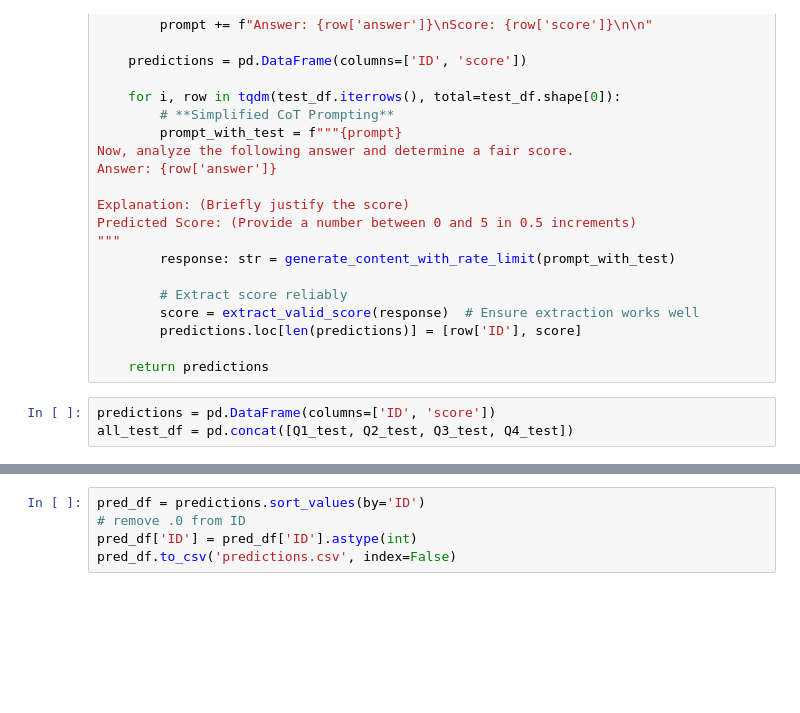
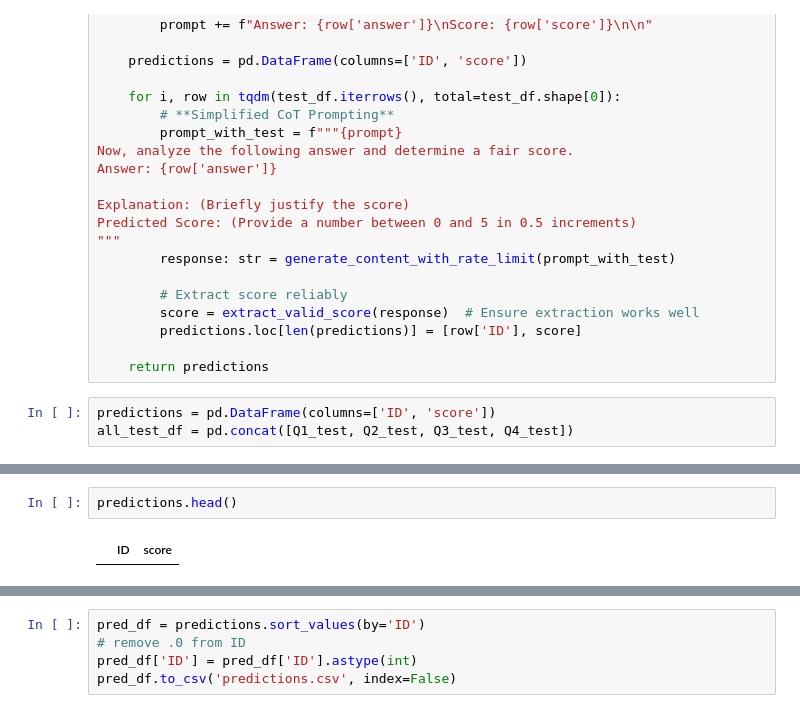
Before and after one commit to bookpanda/2110572-NLP-SYS, a Jupyter notebook: codes/midterm/midterm_prompt.ipynb, the cells around one changed output, grey strips where cells are left out. Saved outputs shown, nothing was run; the diff lists cells and outputs as text; blank space fills up the shorter version.

```diff
--- a/codes/midterm/midterm_prompt.ipynb
+++ b/codes/midterm/midterm_prompt.ipynb
@@ -305,3 +316,7 @@ predictions.shape
+# %%
+predictions.head()
+# %% [output]
+|  | ID | score |
 # %%
 for _ in tqdm(range(len(all_test_df)), total=len(all_test_df)):
     # limit = 30
```
Also changed, not shown: parts of 8 cells of this notebook, 1 other file.
